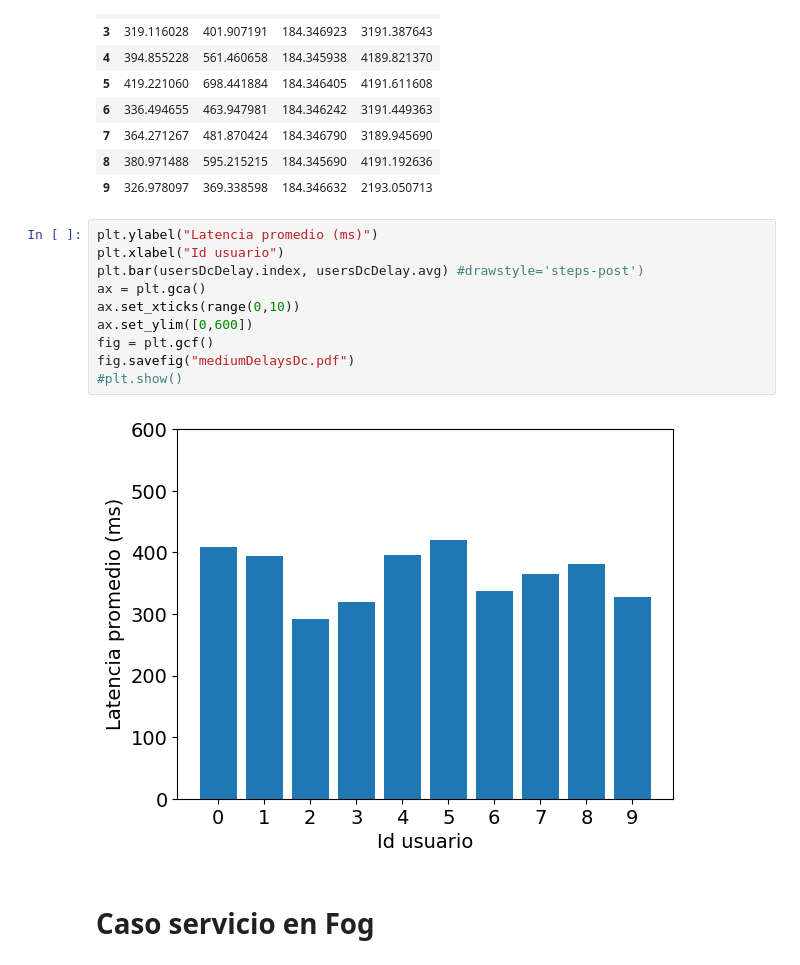
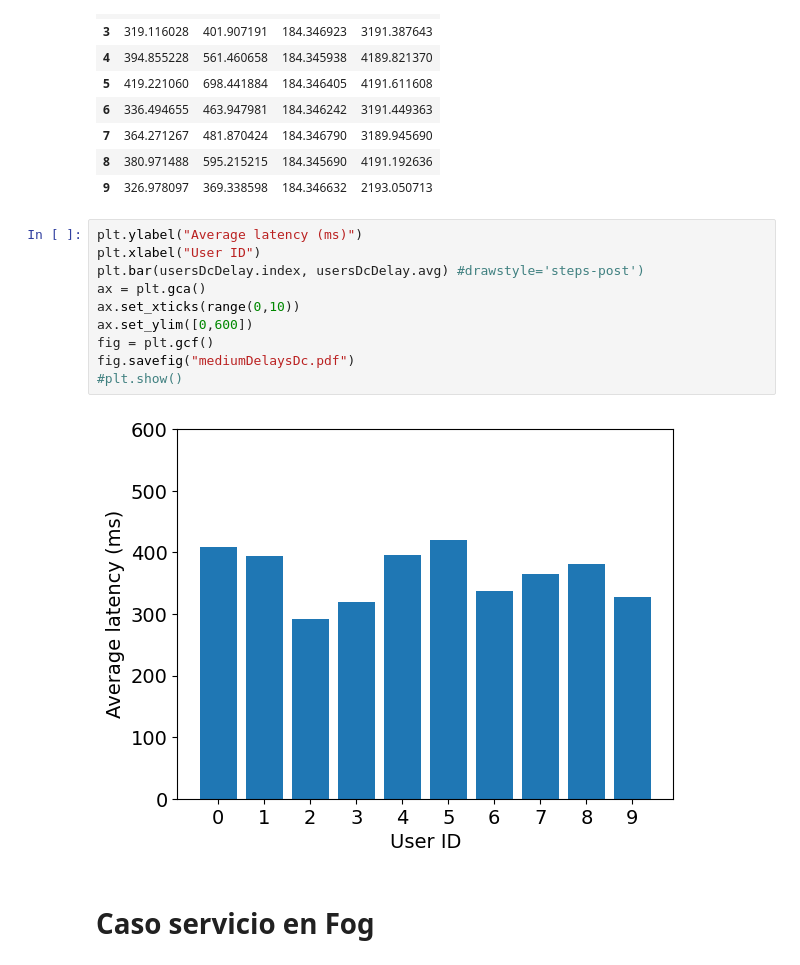
Before and after one commit to UlyssesDeAguilar/Simcan2Fog, a Jupyter notebook: simulations/EdgeMediumScenario/analysis/delays.ipynb, the cells around one changed output. Cells and saved outputs as stored; diff of their text form.

```diff
--- a/simulations/EdgeMediumScenario/analysis/delays.ipynb
+++ b/simulations/EdgeMediumScenario/analysis/delays.ipynb
@@ -64,17 +64,17 @@ usersDcDelay
 | 8 | 380.971488 | 595.215215 | 184.345690 | 4191.192636 |
 | 9 | 326.978097 | 369.338598 | 184.346632 | 2193.050713 |
 # %%
-plt.ylabel("Latencia promedio (ms)")
-plt.xlabel("Id usuario")
+plt.ylabel("Average latency (ms)")
+plt.xlabel("User ID")
 plt.bar(usersDcDelay.index, usersDcDelay.avg) #drawstyle='steps-post')
 ax = plt.gca()
 ax.set_xticks(range(0,10))
 ax.set_ylim([0,600])
 fig = plt.gcf()
 fig.savefig("mediumDelaysDc.pdf")
 #plt.show()
 # %% [output]
-[figure, old version]
+[figure, new version]
 # %% [markdown]
 # Caso servicio en Fog
 # %%
```
Also changed, not shown: parts of 2 cells of this notebook, 13 other files.
